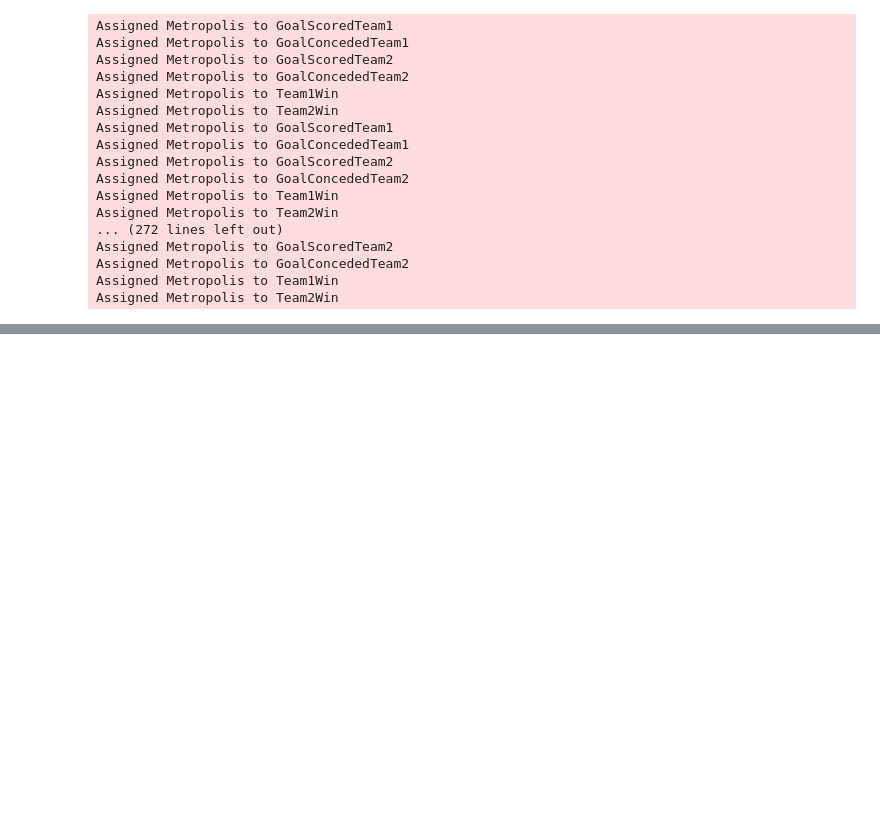
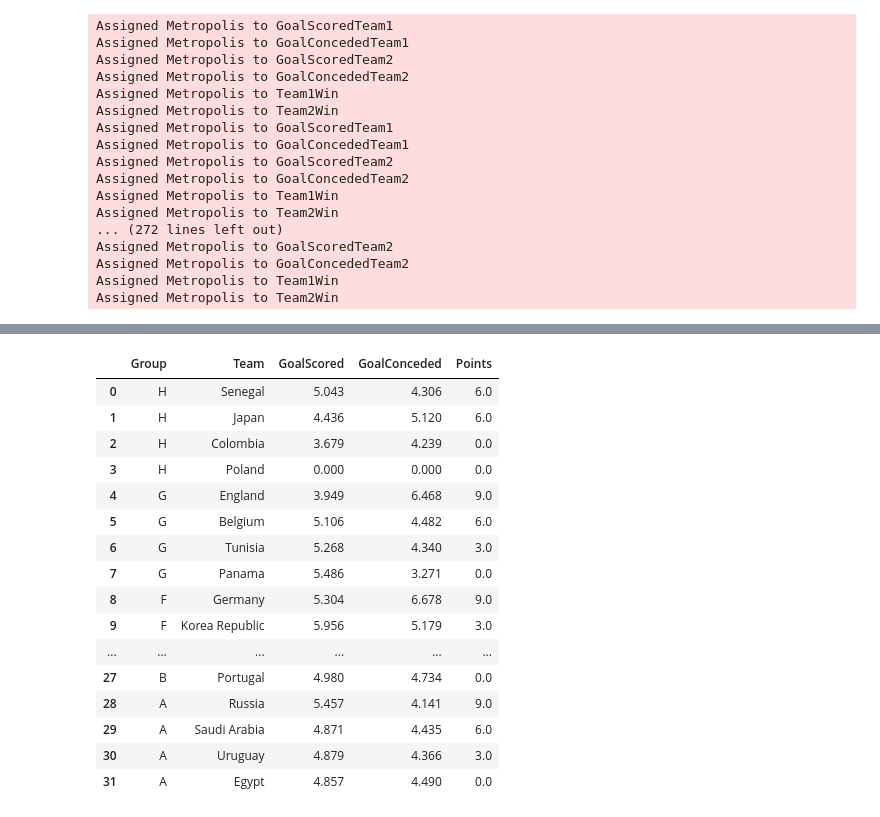
Before and after one commit to sunilsainiK/predict, a Jupyter notebook: Football Testing.ipynb, the cells around one changed output, grey strips where cells are left out. Saved outputs shown, nothing was run; the diff lists cells and outputs as text; code cells hidden in the pictures; blank space fills up the shorter version.

```diff
--- a/Football Testing.ipynb
+++ b/Football Testing.ipynb
@@ -357,0 +287,23 @@ perQtr
+# %%
+QualifiedperQtr=GroupR.sort_values(['Group','Points','GoalScored'],ascending=False)
+
+QualifiedperQtr=QualifiedperQtr.reset_index(drop=True)
+QualifiedperQtr
+# %% [output]
+|  | Group | Team | GoalScored | GoalConceded | Points |
+| 0 | H | Senegal | 5.043 | 4.306 | 6.0 |
+| 1 | H | Japan | 4.436 | 5.120 | 6.0 |
+| 2 | H | Colombia | 3.679 | 4.239 | 0.0 |
+| 3 | H | Poland | 0.000 | 0.000 | 0.0 |
+| 4 | G | England | 3.949 | 6.468 | 9.0 |
+| 5 | G | Belgium | 5.106 | 4.482 | 6.0 |
+| 6 | G | Tunisia | 5.268 | 4.340 | 3.0 |
+| 7 | G | Panama | 5.486 | 3.271 | 0.0 |
+| 8 | F | Germany | 5.304 | 6.678 | 9.0 |
+| 9 | F | Korea Republic | 5.956 | 5.179 | 3.0 |
+| ... | ... | ... | ... | ... | ... |
+| 27 | B | Portugal | 4.980 | 4.734 | 0.0 |
+| 28 | A | Russia | 5.457 | 4.141 | 9.0 |
+| 29 | A | Saudi Arabia | 4.871 | 4.435 | 6.0 |
+| 30 | A | Uruguay | 4.879 | 4.366 | 3.0 |
+| 31 | A | Egypt | 4.857 | 4.490 | 0.0 |
```
Also changed, not shown: parts of 10 cells of this notebook.
